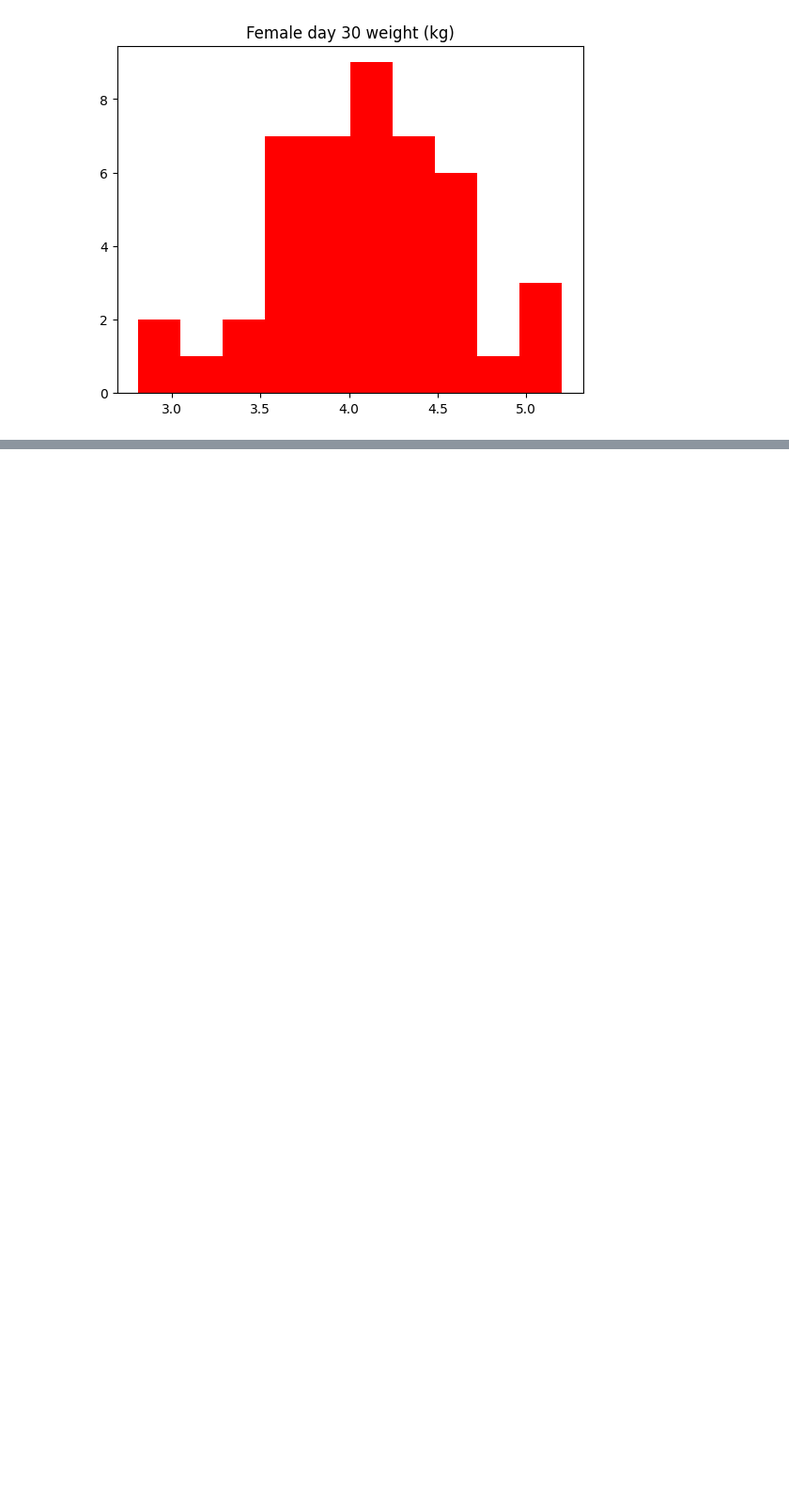
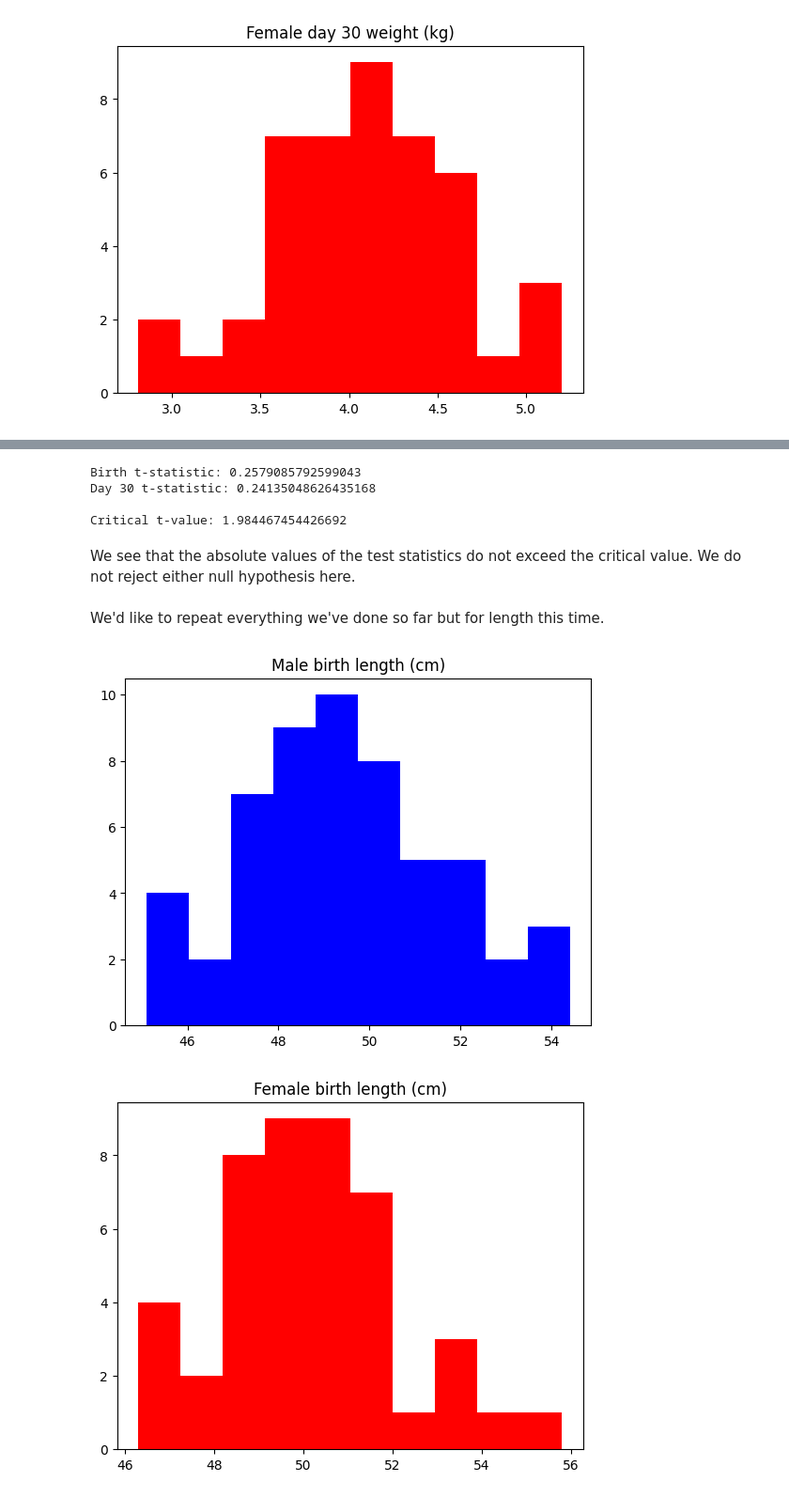
Before and after one commit to rsanche4/MA541-Project, a Jupyter notebook: MA541WeightandLength.ipynb, the cells around one changed output, grey strips where cells are left out. Shown: that part at 94% size. Drawn from its saved outputs; the diff is of its cells as text; code cells hidden in the pictures; blank space fills up the shorter version.

```diff
--- a/MA541WeightandLength.ipynb
+++ b/MA541WeightandLength.ipynb
@@ -179,0 +291,43 @@ TODO: Hypothesis Testing
+# %%
+# t-tests
+
+male_mean_birth_weight = np.mean(df_male["birth_weight_kg"])
+female_mean_birth_weight = np.mean(df_female["birth_weight_kg"])
+male_mean_day30_weight = np.mean(df_male["weight_kg"])
+female_mean_day30_weight = np.mean(df_female["weight_kg"])
+
+# Calculating t-statistics.
+sp2_birth_weight = (male_df * male_birth_weight_variance + female_df * female_birth_weight_variance) / (male_df + female_df)
+sp2_day30_weight = (male_df * male_day30_weight_variance + female_df * female_day30_weight_variance) / (male_df + female_df)
+
+birth_weight_t = (male_mean_birth_weight - female_mean_birth_weight) / np.sqrt(sp2_birth_weight * (1/male_df + 1/female_df))
+day30_weight_t = (male_mean_day30_weight - female_mean_day30_weight) / np.sqrt(sp2_day30_weight * (1/male_df + 1/female_df))
+print(f"Birth t-statistic: {birth_weight_t}")
+print(f"Day 30 t-statistic: {day30_weight_t}")
+
+# Calculating t-critical values.
+# Again, note that it will be the same for both.
+# Two-sided test, so take alpha/2.
+t_critical = stats.t.ppf(1 - alpha/2, male_df + female_df)
+print()
+print(f"Critical t-value: {t_critical}")
+# %% [output]
+Birth t-statistic: 0.2579085792599043
+Day 30 t-statistic: 0.24135048626435168
+
+Critical t-value: 1.984467454426692
+# %% [markdown]
+We see that the absolute values of the test statistics do not exceed the critical value. We do not reject either null hypothesis here.
+# %% [markdown]
+We'd like to repeat everything we've done so far but for length this time.
+# %%
+plt.title("Male birth length (cm)")
+plt.hist(df_male["birth_length_cm"], color="blue")
+plt.show()
+
+plt.title("Female birth length (cm)")
+plt.hist(df_female["birth_length_cm"], color="red")
+plt.show()
+# %% [output]
+[figure, added]
+[figure, added]
```
Also changed, not shown: parts of 22 cells of this notebook.
